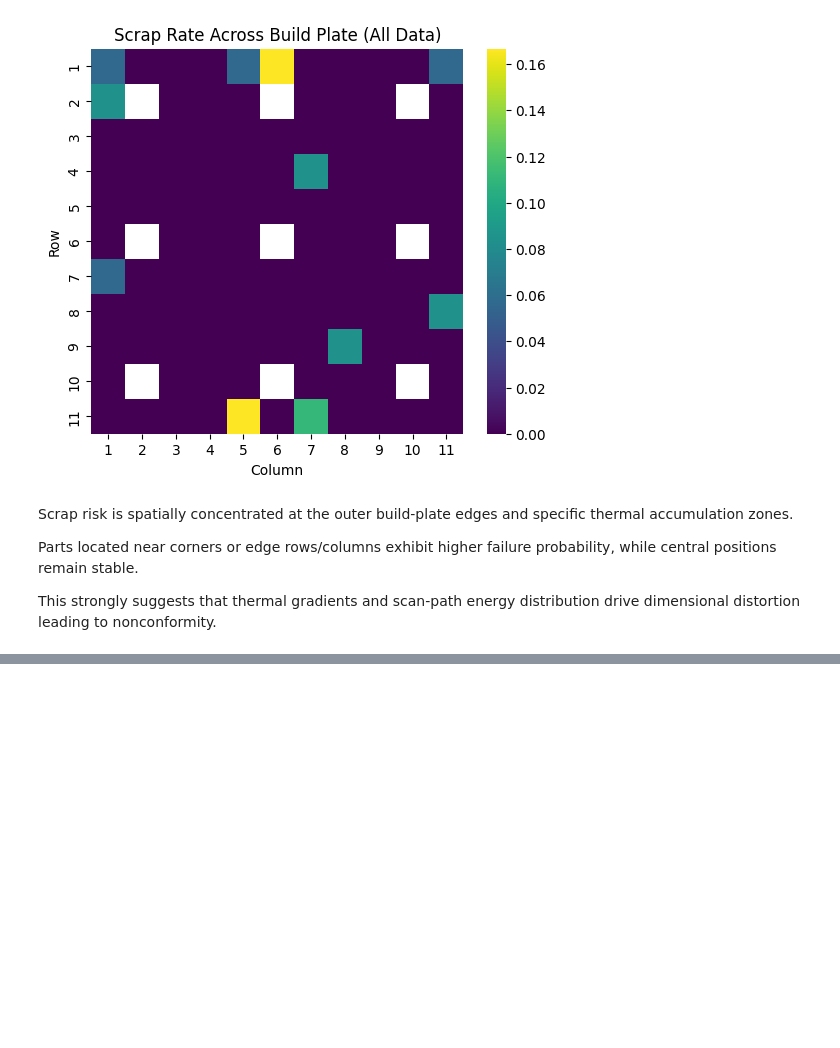
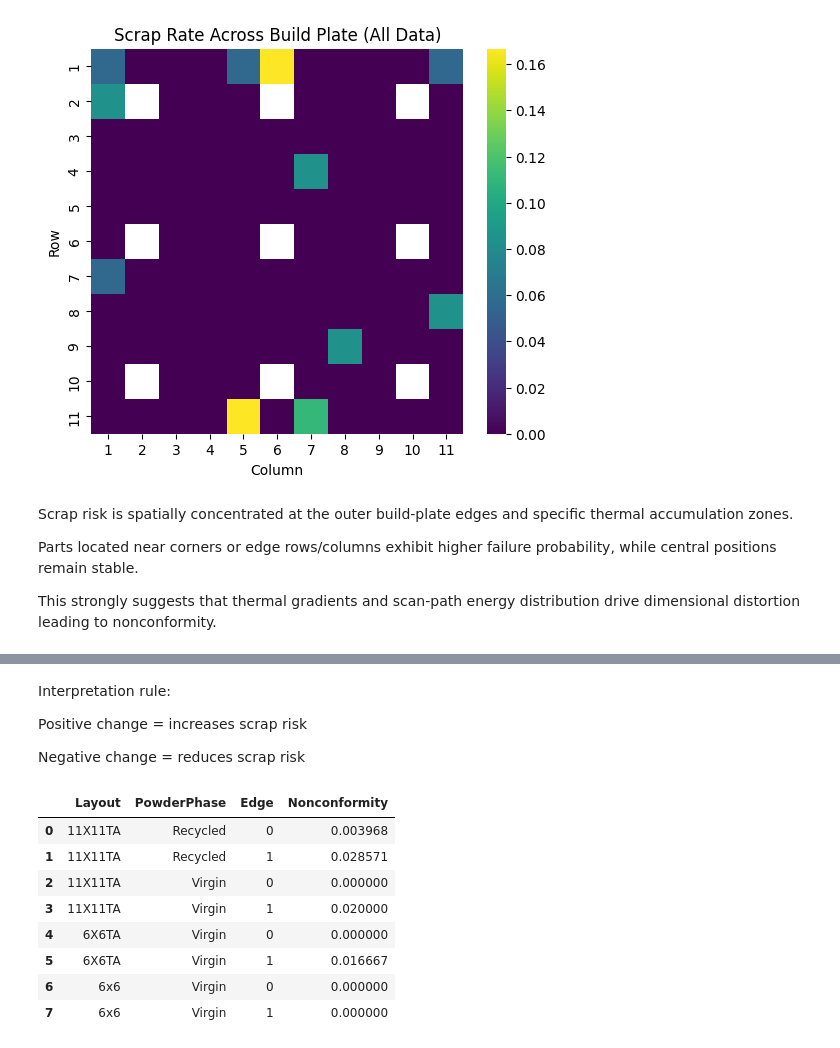
Before and after one commit to IshitaSingh23/AM-Build-Optimizer, a Jupyter notebook: scrap_1.ipynb, the cells around one changed output, grey strips where cells are left out. Saved outputs shown, nothing was run; the diff lists cells and outputs as text; code cells hidden in the pictures; blank space fills up the shorter version.

```diff
--- a/scrap_1.ipynb
+++ b/scrap_1.ipynb
@@ -139,0 +388,22 @@ This strongly suggests that thermal gradients and scan-path energy distribution
+# %% [markdown]
+Interpretation rule:
+
+Positive change = increases scrap risk
+
+Negative change = reduces scrap risk
+# %%
+df["Edge"] = ((df["Row"]==1) | (df["Row"]==df["Row"].max()) |
+              (df["Col"]==1) | (df["Col"]==df["Col"].max())).astype(int)
+
+risk_table = df.groupby(["Layout","PowderPhase","Edge"])["Nonconformity"].mean().reset_index()
+risk_table
+# %% [output]
+|  | Layout | PowderPhase | Edge | Nonconformity |
+| 0 | 11X11TA | Recycled | 0 | 0.003968 |
+| 1 | 11X11TA | Recycled | 1 | 0.028571 |
+| 2 | 11X11TA | Virgin | 0 | 0.000000 |
+| 3 | 11X11TA | Virgin | 1 | 0.020000 |
+| 4 | 6X6TA | Virgin | 0 | 0.000000 |
+| 5 | 6X6TA | Virgin | 1 | 0.016667 |
+| 6 | 6x6 | Virgin | 0 | 0.000000 |
+| 7 | 6x6 | Virgin | 1 | 0.000000 |
```
Also changed, not shown: parts of 11 cells of this notebook.
